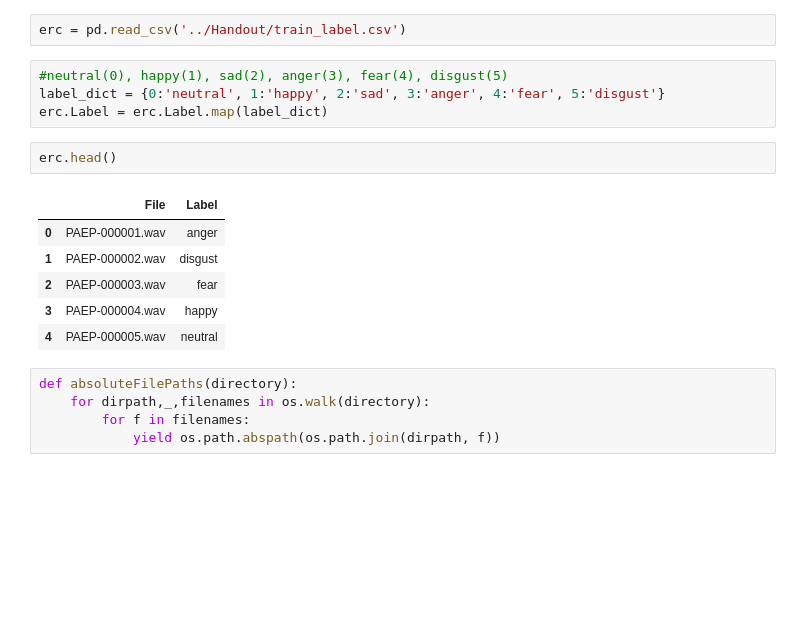
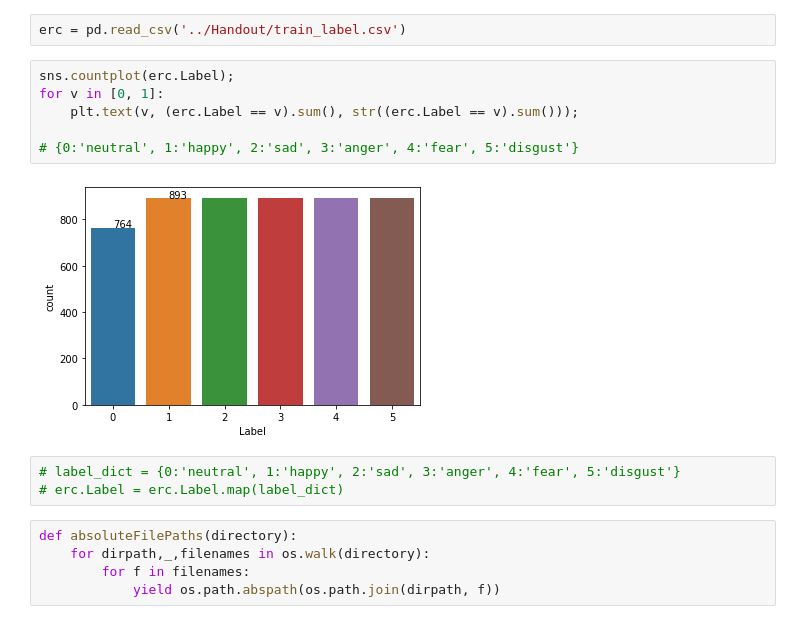
Before and after one commit to martinhoang11/Speech-emotion-recognition, a Jupyter notebook: notebook/explore_data.ipynb, the cells around one changed output. Saved outputs shown, nothing was run; the diff lists cells and outputs as text; blank space fills up the shorter version.

```diff
--- a/notebook/explore_data.ipynb
+++ b/notebook/explore_data.ipynb
@@ -39,18 +16,16 @@ from tqdm import tqdm
 # %%
 erc = pd.read_csv('../Handout/train_label.csv')
+# %%
+sns.countplot(erc.Label);
+for v in [0, 1]:
+    plt.text(v, (erc.Label == v).sum(), str((erc.Label == v).sum()));
+
+# {0:'neutral', 1:'happy', 2:'sad', 3:'anger', 4:'fear', 5:'disgust'}
+# %% [output]
+[figure, added]
 # %%
-#neutral(0), happy(1), sad(2), anger(3), fear(4), disgust(5)
-label_dict = {0:'neutral', 1:'happy', 2:'sad', 3:'anger', 4:'fear', 5:'disgust'}
-erc.Label = erc.Label.map(label_dict)
+# label_dict = {0:'neutral', 1:'happy', 2:'sad', 3:'anger', 4:'fear', 5:'disgust'}
+# erc.Label = erc.Label.map(label_dict)
-# %%
-erc.head()
-# %% [output]
-|  | File | Label |
-| 0 | PAEP-000001.wav | anger |
-| 1 | PAEP-000002.wav | disgust |
-| 2 | PAEP-000003.wav | fear |
-| 3 | PAEP-000004.wav | happy |
-| 4 | PAEP-000005.wav | neutral |
 # %%
 def absoluteFilePaths(directory):
     for dirpath,_,filenames in os.walk(directory):
```
Also changed, not shown: parts of 46 cells of this notebook, 1 other file.
